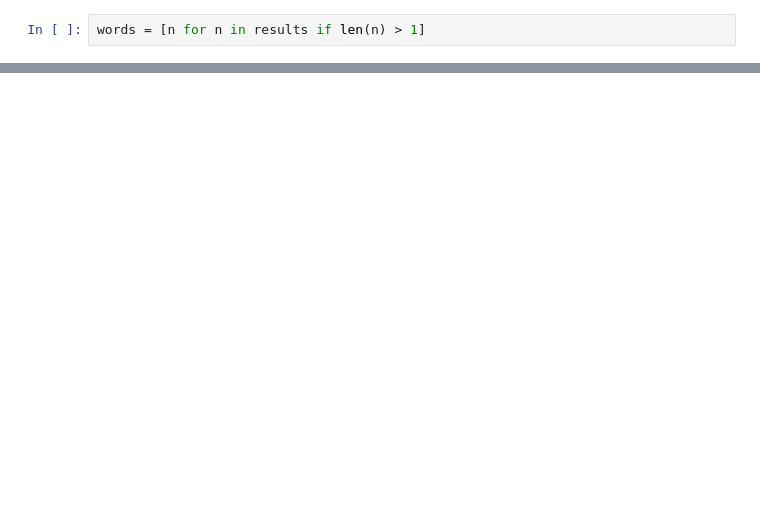
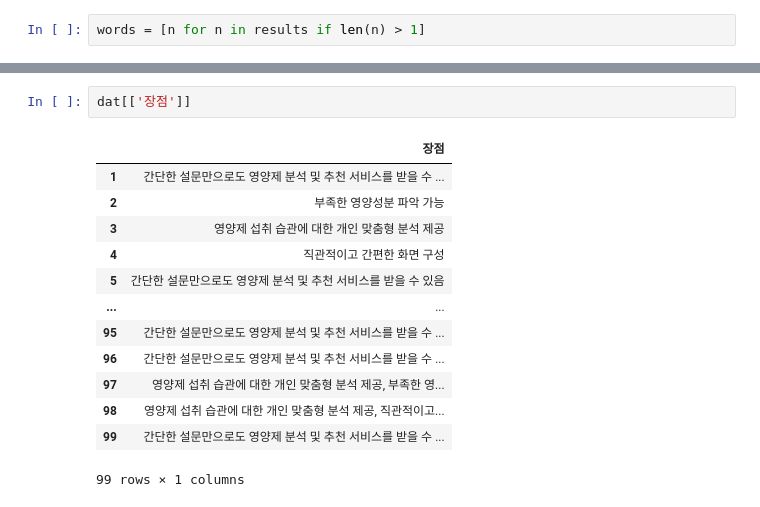
Before and after one commit to mjiii25/IBK, a Jupyter notebook: 에이미랩스_설문조사_결과_시각화.ipynb, the cells around one changed output, grey strips where cells are left out. Saved outputs shown, nothing was run; the diff lists cells and outputs as text; blank space fills up the shorter version.

```diff
--- a/에이미랩스_설문조사_결과_시각화.ipynb
+++ b/에이미랩스_설문조사_결과_시각화.ipynb
@@ -306,0 +159,16 @@ OSError: ignored
+# %%
+dat[['장점']]
+# %% [output]
+|  | 장점 |
+| 1 | 간단한 설문만으로도 영양제 분석 및 추천 서비스를 받을 수 ... |
+| 2 | 부족한 영양성분 파악 가능 |
+| 3 | 영양제 섭취 습관에 대한 개인 맞춤형 분석 제공 |
+| 4 | 직관적이고 간편한 화면 구성 |
+| 5 | 간단한 설문만으로도 영양제 분석 및 추천 서비스를 받을 수 있음 |
+| ... | ... |
+| 95 | 간단한 설문만으로도 영양제 분석 및 추천 서비스를 받을 수 ... |
+| 96 | 간단한 설문만으로도 영양제 분석 및 추천 서비스를 받을 수 ... |
+| 97 | 영양제 섭취 습관에 대한 개인 맞춤형 분석 제공, 부족한 영... |
+| 98 | 영양제 섭취 습관에 대한 개인 맞춤형 분석 제공, 직관적이고... |
+| 99 | 간단한 설문만으로도 영양제 분석 및 추천 서비스를 받을 수 ... |
+99 rows × 1 columns
```
Also changed, not shown: parts of 35 cells of this notebook.
